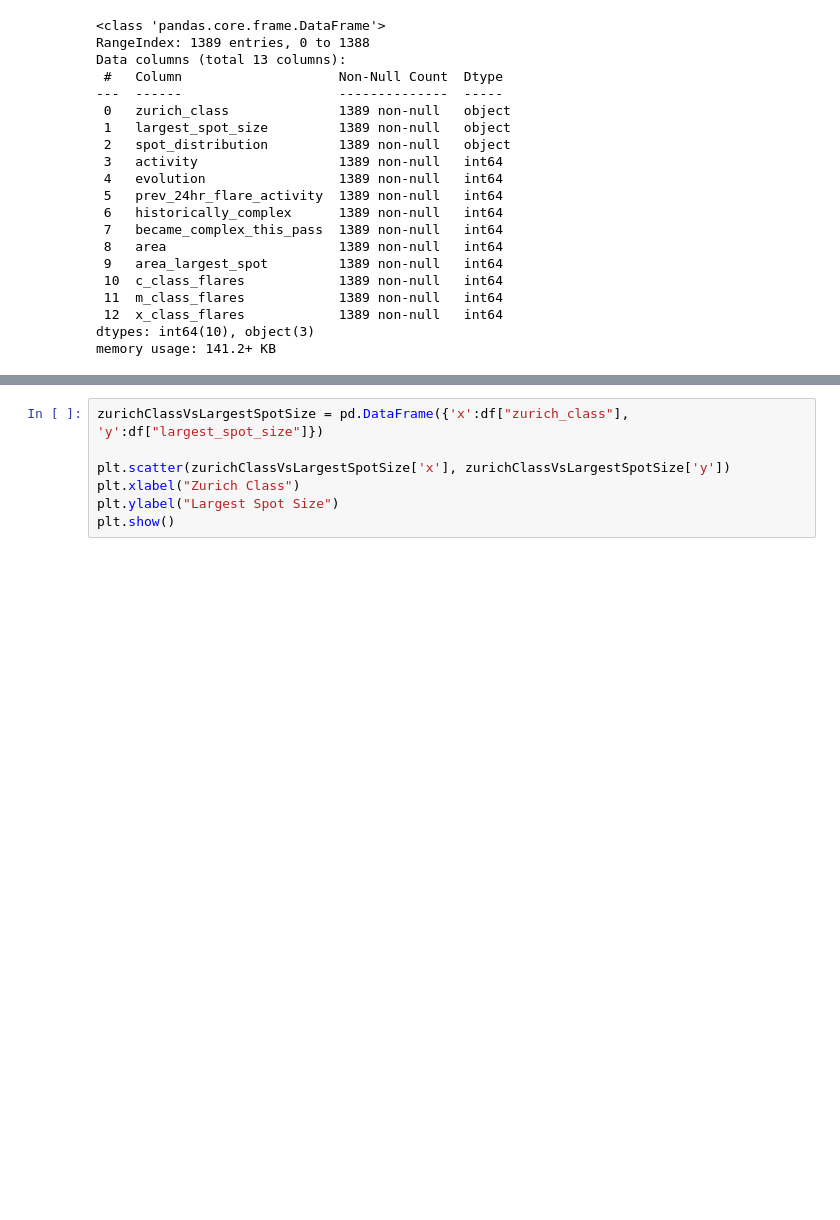
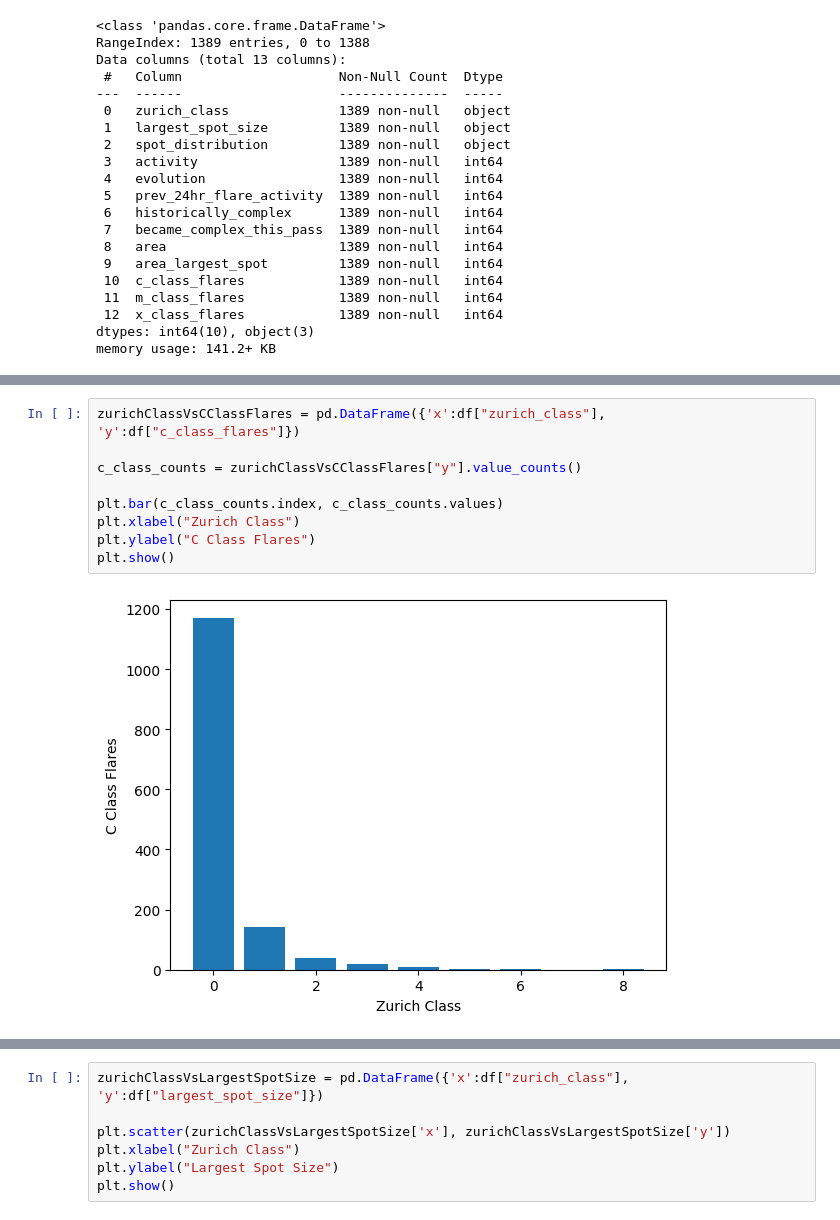
Before and after one commit to nollamae7-spec/DSRSP-Solar-Flares, a Jupyter notebook: DSHRP_Solar_Flares.ipynb, the cells around one changed output, grey strips where cells are left out. Drawn from its saved outputs; the diff is of its cells as text; blank space fills up the shorter version.

```diff
--- a/DSHRP_Solar_Flares.ipynb
+++ b/DSHRP_Solar_Flares.ipynb
@@ -192 +210,12 @@ plt.show()
+# %%
+zurichClassVsCClassFlares = pd.DataFrame({'x':df["zurich_class"], 'y':df["c_class_flares"]})
+
+c_class_counts = zurichClassVsCClassFlares["y"].value_counts()
+
+plt.bar(c_class_counts.index, c_class_counts.values)
+plt.xlabel("Zurich Class")
+plt.ylabel("C Class Flares")
+plt.show()
+# %% [output]
+[figure, added]
 # %%
```
Also changed, not shown: parts of 5 cells of this notebook.
